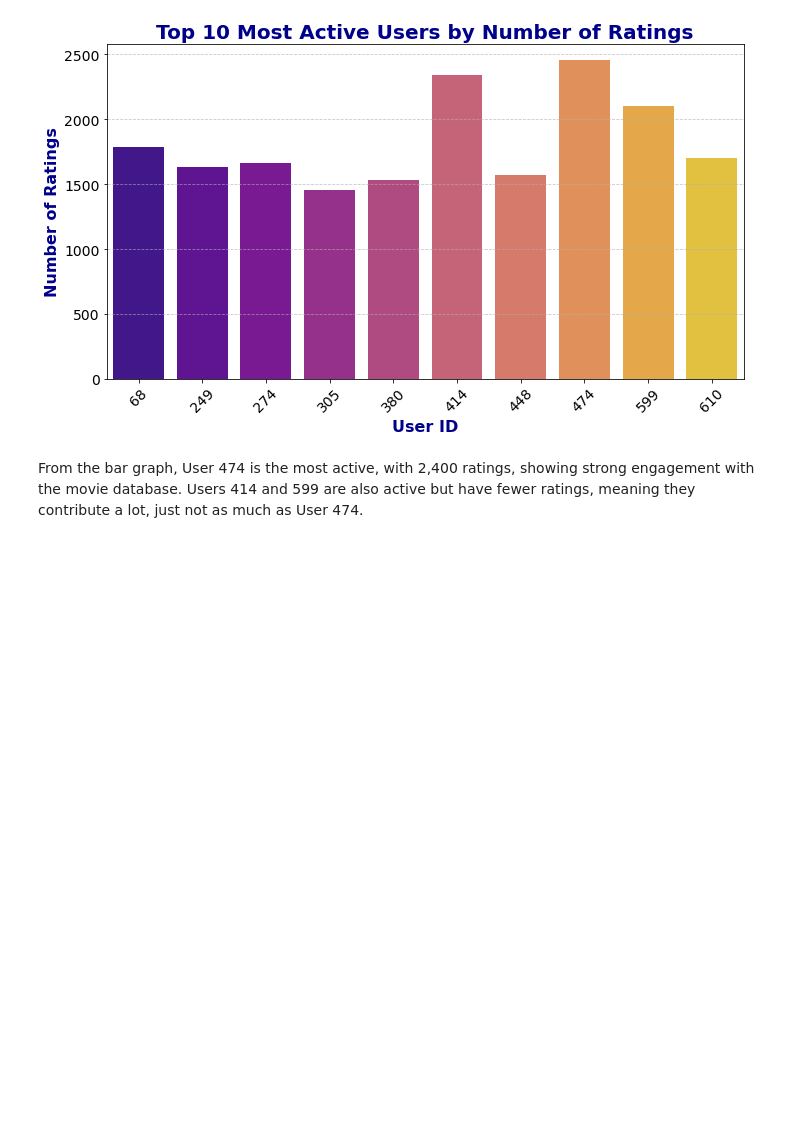
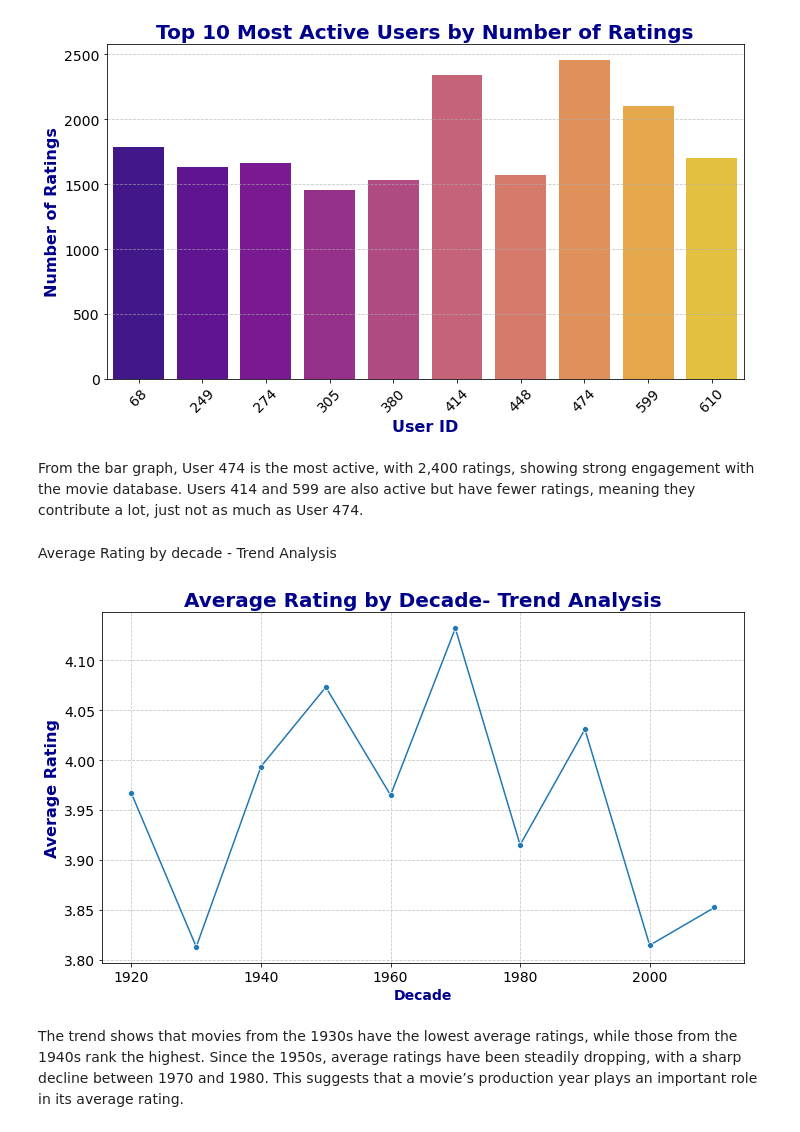
Before and after one commit to gtisnanga/PHASE-4-PRJOECT-MOVIE-RECOMMENDATIONS-GROUP-13, a Jupyter notebook: Angela.ipynb, the cells around one changed output. Cells and saved outputs as stored; diff of their text form; code cells hidden in the pictures; blank space fills up the shorter version.

Commit message:
EDA-trend analysis

```diff
--- a/Angela.ipynb
+++ b/Angela.ipynb
@@ -529,3 +529,26 @@ plt.show()
 [figure]
 # %% [markdown]
 From the bar graph, User 474 is the most active, with 2,400 ratings, showing strong engagement with the movie database. Users 414 and 599 are also active but have fewer ratings, meaning they contribute a lot, just not as much as User 474.
+# %% [markdown]
+Average Rating by decade - Trend Analysis
+# %%
+# Average Rating by Decade
+decade_rating_avg = combined_df.groupby('Decade')['rating'].mean().sort_index()
+
+# Create the line plot for average rating by decade
+plt.figure(figsize=(10, 6))
+sns.lineplot(x=decade_rating_avg.index, y=decade_rating_avg.values, marker='o', palette='plasma')
+plt.xlabel('Decade', fontsize=14, color='darkblue', weight='bold')
+plt.ylabel('Average Rating', fontsize=16, color='darkblue', weight='bold')
+plt.title('Average Rating by Decade- Trend Analysis', fontsize=20, color='darkblue', weight='bold')
+plt.xticks(fontsize=14)
+plt.yticks(fontsize=14)
+plt.grid(True, linestyle='--', alpha=0.7)
+
+# Show the plot
+plt.tight_layout()
+plt.show()
+# %% [output]
+[figure, added]
+# %% [markdown]
+The trend shows that movies from the 1930s have the lowest average ratings, while those from the 1940s rank the highest. Since the 1950s, average ratings have been steadily dropping, with a sharp decline between 1970 and 1980. This suggests that a movie’s production year plays an important role in its average rating.
```
